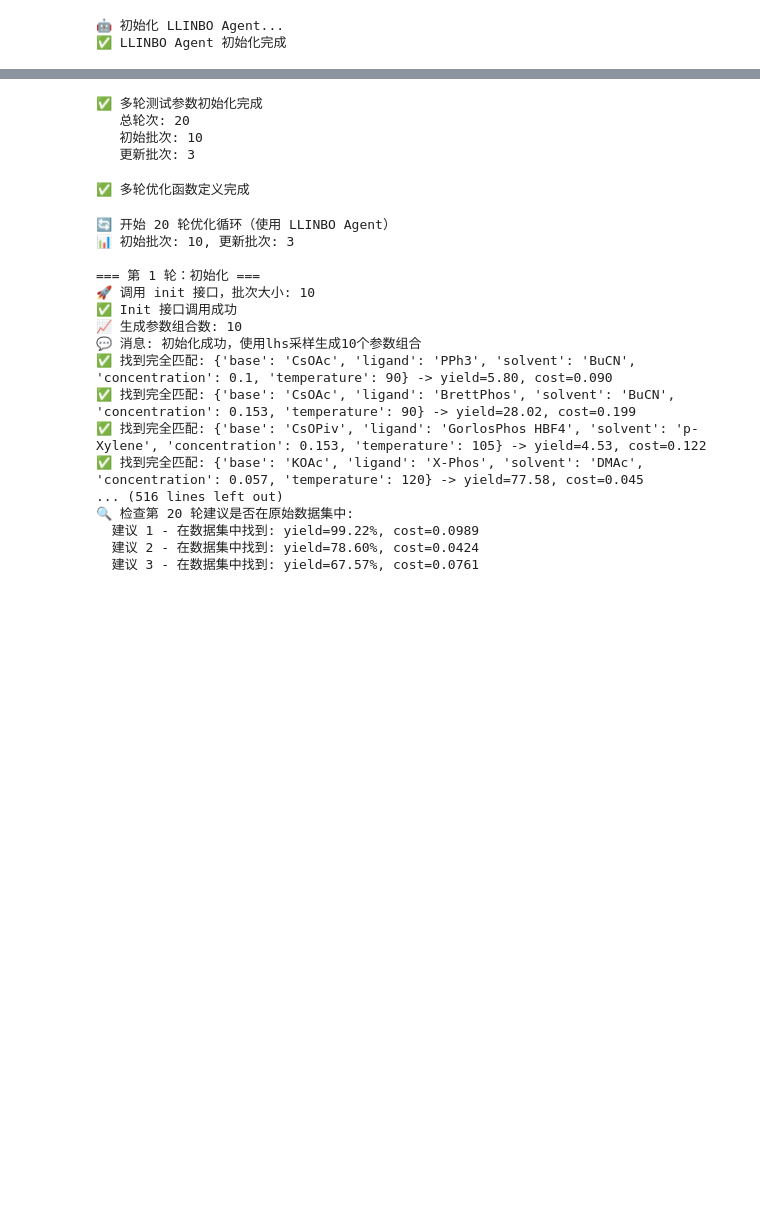
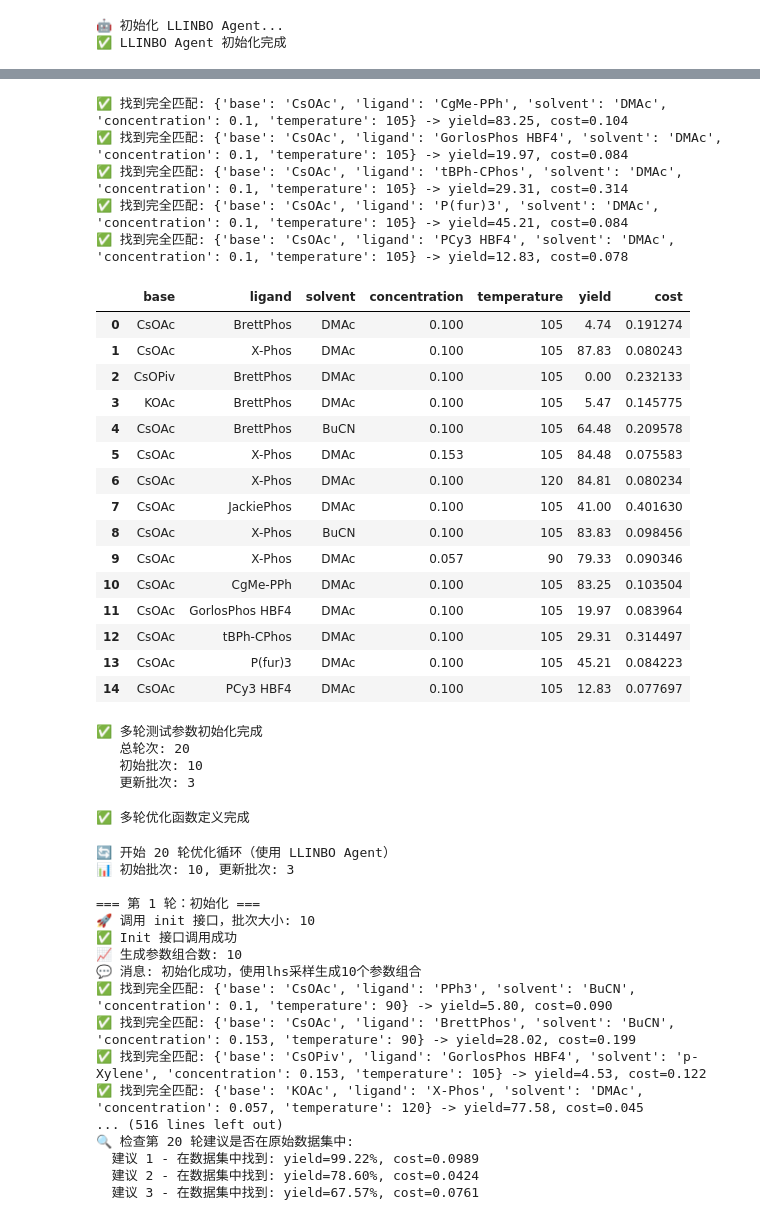
Before and after one commit to LibraxModel/parameters_optimization_ax, a Jupyter notebook: test_chemical_llm.ipynb, the cells around one changed output, grey strips where cells are left out. Cells and saved outputs as stored; diff of their text form; code cells hidden in the pictures; blank space fills up the shorter version.

```diff
--- a/test_chemical_llm.ipynb
+++ b/test_chemical_llm.ipynb
@@ -330,7 +372,7 @@ print(f"   - cost: 最小化")
 # %%
 print("\n📚 创建先验实验数据...")
 prior_experiments = create_prior_experiments(
-    df,parameters,objectives,problem_context,10,
+    df,parameters,objectives,problem_context,5,
 
 
 )
@@ -438,0 +464,13 @@ for i, suggestion in enumerate(suggestions, 1):
+# %%
+
+agent = LLINBOAgent(
+    problem_context=problem_context,
+    parameters=parameters,
+    objectives=objectives,
+    llm_config=llm_config,
+    prior_experiments=prior_experiments
+)
+print("\n🎯 生成优化建议...")
+num_suggestions = 5
+suggestions = agent.suggest_parameters(num_suggestions=num_suggestions, print_prompt=True, print_response=True)
+print(f"✅ 成功生成 {len(suggestions)} 个建议")
@@ -438,0 +495,16 @@ for i, suggestion in enumerate(suggestions, 1):
+# %%
+round_results = simulate_experiment_results(suggestions, df)
+round_prior_experiments = convert_experiment_results_to_prior_experiments(round_results)
+prior_experiments.extend(round_prior_experiments)
+# %%
+agent = LLINBOAgent(
+    problem_context=problem_context,
+    parameters=parameters,
+    objectives=objectives,
+    llm_config=llm_config,
+    prior_experiments=prior_experiments
+)
+print("\n🎯 生成优化建议...")
+num_suggestions = 5
+suggestions = agent.suggest_parameters(num_suggestions=num_suggestions, print_prompt=True, print_response=True)
+print(f"✅ 成功生成 {len(suggestions)} 个建议")
@@ -438,0 +529,33 @@ for i, suggestion in enumerate(suggestions, 1):
+# %%
+round_results = simulate_experiment_results(suggestions, df)
+round_prior_experiments = convert_experiment_results_to_prior_experiments(round_results)
+prior_experiments.extend(round_prior_experiments)
+prior_experiments[:] = unique_experiments(prior_experiments)
+experiments_df = pd.DataFrame([{
+    **exp.parameters,
+    **exp.metrics
+
+} for exp in prior_experiments ])
+experiments_df
+# %% [output]
+✅ 找到完全匹配: {'base': 'CsOAc', 'ligand': 'CgMe-PPh', 'solvent': 'DMAc', 'concentration': 0.1, 'temperature': 105} -> yield=83.25, cost=0.104
+✅ 找到完全匹配: {'base': 'CsOAc', 'ligand': 'GorlosPhos HBF4', 'solvent': 'DMAc', 'concentration': 0.1, 'temperature': 105} -> yield=19.97, cost=0.084
+✅ 找到完全匹配: {'base': 'CsOAc', 'ligand': 'tBPh-CPhos', 'solvent': 'DMAc', 'concentration': 0.1, 'temperature': 105} -> yield=29.31, cost=0.314
+✅ 找到完全匹配: {'base': 'CsOAc', 'ligand': 'P(fur)3', 'solvent': 'DMAc', 'concentration': 0.1, 'temperature': 105} -> yield=45.21, cost=0.084
+✅ 找到完全匹配: {'base': 'CsOAc', 'ligand': 'PCy3 HBF4', 'solvent': 'DMAc', 'concentration': 0.1, 'temperature': 105} -> yield=12.83, cost=0.078
+|  | base | ligand | solvent | concentration | temperature | yield | cost |
+| 0 | CsOAc | BrettPhos | DMAc | 0.100 | 105 | 4.74 | 0.191274 |
+| 1 | CsOAc | X-Phos | DMAc | 0.100 | 105 | 87.83 | 0.080243 |
+| 2 | CsOPiv | BrettPhos | DMAc | 0.100 | 105 | 0.00 | 0.232133 |
+| 3 | KOAc | BrettPhos | DMAc | 0.100 | 105 | 5.47 | 0.145775 |
+| 4 | CsOAc | BrettPhos | BuCN | 0.100 | 105 | 64.48 | 0.209578 |
+| 5 | CsOAc | X-Phos | DMAc | 0.153 | 105 | 84.48 | 0.075583 |
+| 6 | CsOAc | X-Phos | DMAc | 0.100 | 120 | 84.81 | 0.080234 |
+| 7 | CsOAc | JackiePhos | DMAc | 0.100 | 105 | 41.00 | 0.401630 |
+| 8 | CsOAc | X-Phos | BuCN | 0.100 | 105 | 83.83 | 0.098456 |
+| 9 | CsOAc | X-Phos | DMAc | 0.057 | 90 | 79.33 | 0.090346 |
+| 10 | CsOAc | CgMe-PPh | DMAc | 0.100 | 105 | 83.25 | 0.103504 |
+| 11 | CsOAc | GorlosPhos HBF4 | DMAc | 0.100 | 105 | 19.97 | 0.083964 |
+| 12 | CsOAc | tBPh-CPhos | DMAc | 0.100 | 105 | 29.31 | 0.314497 |
+| 13 | CsOAc | P(fur)3 | DMAc | 0.100 | 105 | 45.21 | 0.084223 |
+| 14 | CsOAc | PCy3 HBF4 | DMAc | 0.100 | 105 | 12.83 | 0.077697 |
```
Also changed, not shown: parts of 11 cells of this notebook, 5 other files.
